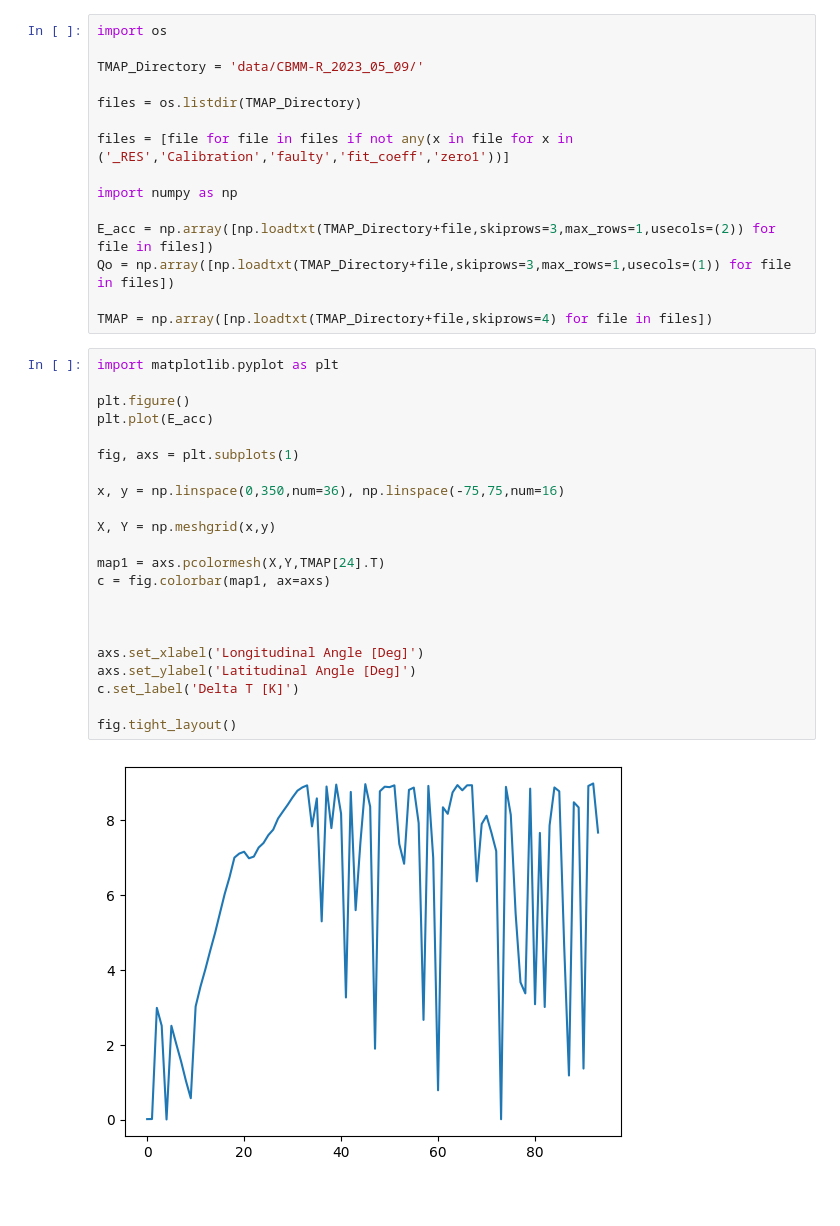
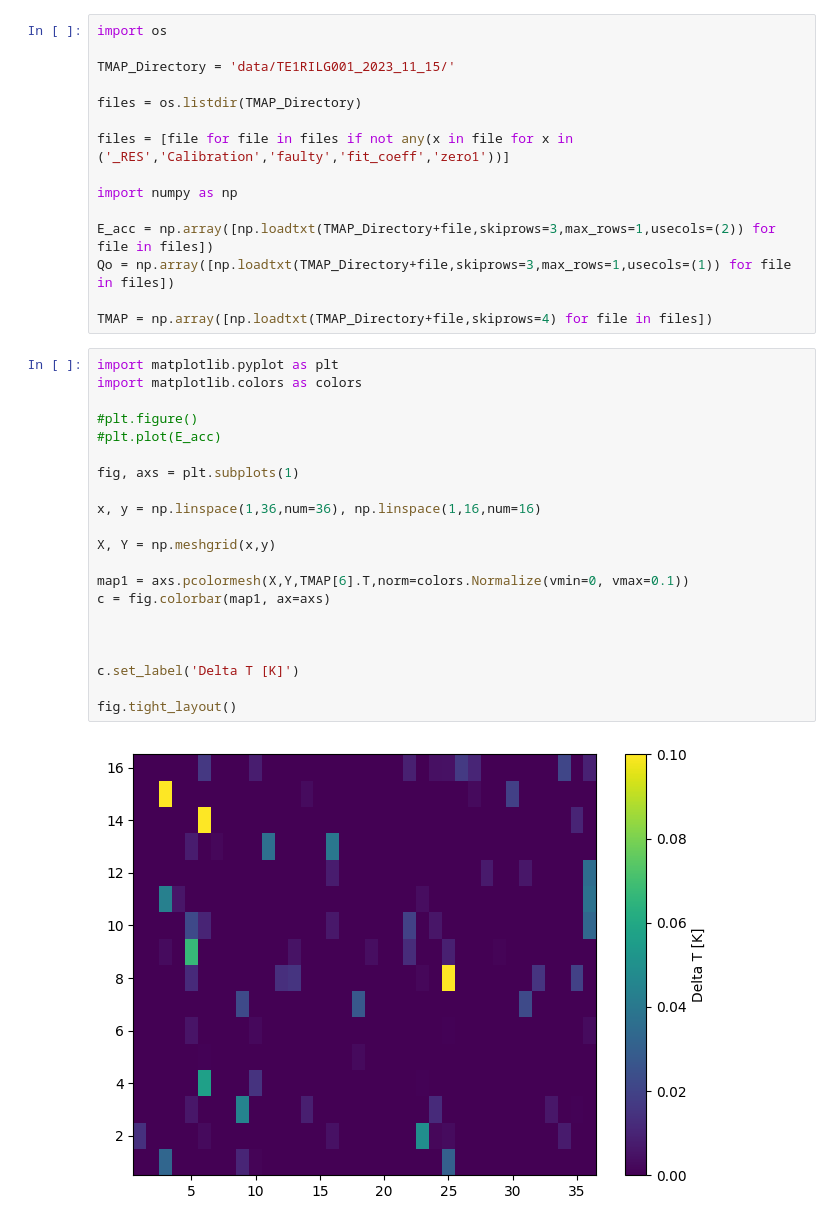
Before and after one commit to EricViklund/tmap, a Jupyter notebook: main.ipynb, the cells around one changed output. Drawn from its saved outputs; the diff is of its cells as text; blank space fills up the shorter version.

Commit message:
Created Tmaps for TE1RILG001

```diff
--- a/main.ipynb
+++ b/main.ipynb
@@ -1,7 +1,7 @@
 # %%
 import os
 
-TMAP_Directory = 'data/CBMM-R_2023_05_09/'
+TMAP_Directory = 'data/TE1RILG001_2023_11_15/'
 
 files = os.listdir(TMAP_Directory)
 
@@ -15,25 +15,24 @@ Qo = np.array([np.loadtxt(TMAP_Directory+file,skiprows=3,max_rows=1,usecols=(1))
 TMAP = np.array([np.loadtxt(TMAP_Directory+file,skiprows=4) for file in files])
 # %%
 import matplotlib.pyplot as plt
+import matplotlib.colors as colors
 
-plt.figure()
-plt.plot(E_acc)
+#plt.figure()
+#plt.plot(E_acc)
 
 fig, axs = plt.subplots(1)
 
-x, y = np.linspace(0,350,num=36), np.linspace(-75,75,num=16)
+x, y = np.linspace(1,36,num=36), np.linspace(1,16,num=16)
 
 X, Y = np.meshgrid(x,y)
 
-map1 = axs.pcolormesh(X,Y,TMAP[24].T)
+map1 = axs.pcolormesh(X,Y,TMAP[6].T,norm=colors.Normalize(vmin=0, vmax=0.1))
 c = fig.colorbar(map1, ax=axs)
 
 
 
-axs.set_xlabel('Longitudinal Angle [Deg]')
-axs.set_ylabel('Latitudinal Angle [Deg]')
 c.set_label('Delta T [K]')
 
 fig.tight_layout()
 # %% [output]
-[figure, old version]
+[figure, new version]
```
Also changed, not shown: parts of 4 cells of this notebook, 2 other files.
